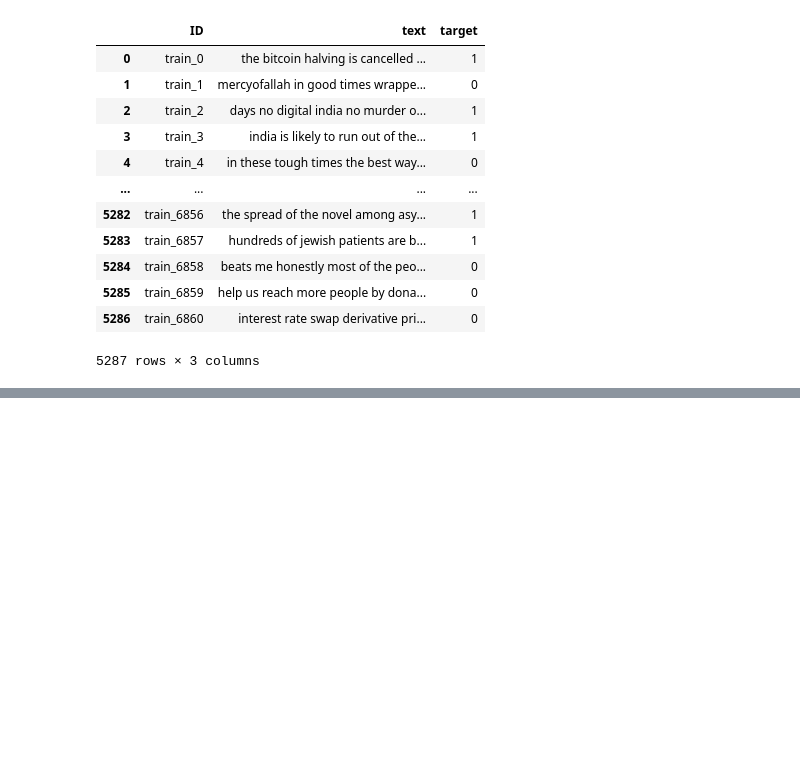
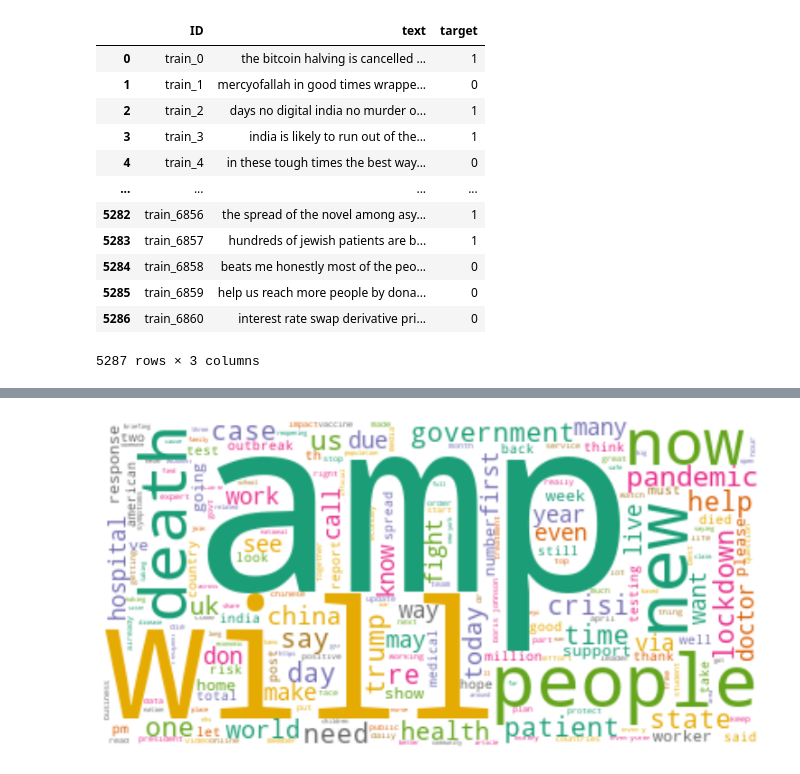
Before and after one commit to MugoChege/Liver-and-Tweets, a Jupyter notebook: tweets.ipynb, the cells around one changed output, grey strips where cells are left out. Saved outputs shown, nothing was run; the diff lists cells and outputs as text; code cells hidden in the pictures; blank space fills up the shorter version.

```diff
--- a/tweets.ipynb
+++ b/tweets.ipynb
@@ -83,0 +107,8 @@ features_nd = features.toarray() # for easy usage
+# %%
+from sklearn.feature_extraction.text import CountVectorizer
+
+df['text'] = df['text'].apply(lambda x: ' '.join(x))
+
+cv = CountVectorizer(stop_words='english')
+text = cv.fit_transform(df['text'])
+text_1 = cv.fit_transform(df['text'])
@@ -106,0 +209,12 @@ data_dtm.shape
+# %%
+from sklearn.feature_extraction import text
+from wordcloud import WordCloud
+
+stop_words = text.ENGLISH_STOP_WORDS
+
+wc = WordCloud(stopwords=None, background_color="white", colormap="Dark2",
+               max_font_size=150, random_state=42)
+# %%
+import matplotlib.pyplot as plt
+
+plt.rcParams['figure.figsize'] = [60, 60]
@@ -106,0 +237,12 @@ data_dtm.shape
+# %%
+a = df[df['target']==1]['text'].str.cat(sep=' ')
+# %%
+wc.generate(a)
+
+plt.subplot(3, 4, index+1)
+plt.imshow(wc, interpolation="bilinear")
+plt.axis("off")
+
+plt.show()
+# %% [output]
+[figure, added]
```
Also changed, not shown: parts of 24 cells of this notebook.
